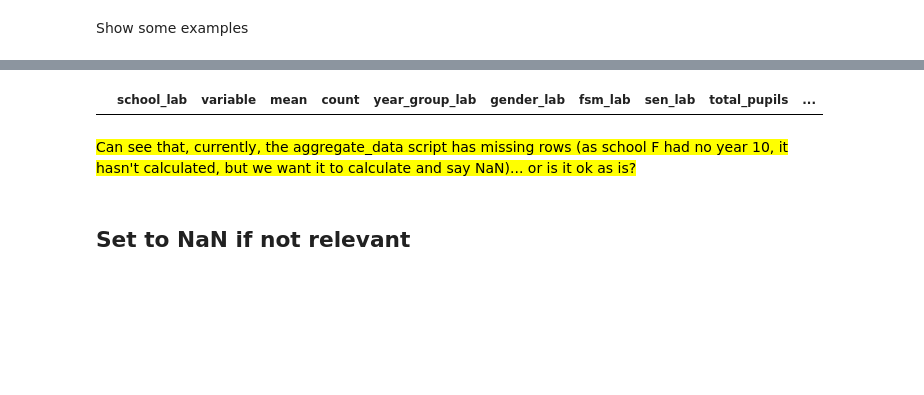
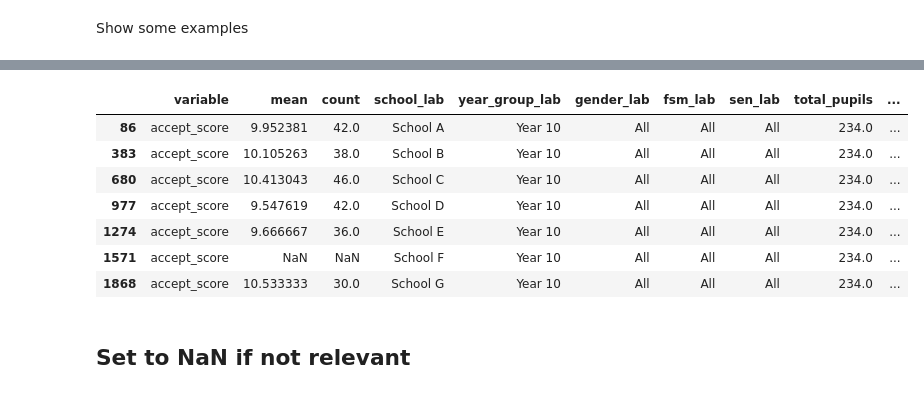
Before and after one commit to kailo-beewell/synthetic_standard_school_dashboards, a Jupyter notebook: create_and_process_data/3_rag_ratings.ipynb, the cells around one changed output, grey strips where cells are left out. Drawn from its saved outputs; the diff is of its cells as text; code cells hidden in the pictures; blank space fills up the shorter version.

Commit message:
Modified processes for score aggregation, so that it includes results for every possible group (even if none of that group are present)

```diff
--- a/create_and_process_data/3_rag_ratings.ipynb
+++ b/create_and_process_data/3_rag_ratings.ipynb
@@ -161,15 +168,20 @@ test
 # %%
 test = rag[
     (rag['variable'] == 'accept_score') &
-    (rag['year_group_lab'] == '10.0') &
+    (rag['year_group_lab'] == 'Year 10') &
     (rag['gender_lab'] == 'All') &
     (rag['fsm_lab'] == 'All') &
     (rag['sen_lab'] == 'All')]
 test
 # %% [output]
-|  | school_lab | variable | mean | count | year_group_lab | gender_lab | fsm_lab | sen_lab | total_pupils | ... |
+|  | variable | mean | count | school_lab | year_group_lab | gender_lab | fsm_lab | sen_lab | total_pupils | ... |
+| 86 | accept_score | 9.952381 | 42.0 | School A | Year 10 | All | All | All | 234.0 | ... |
+| 383 | accept_score | 10.105263 | 38.0 | School B | Year 10 | All | All | All | 234.0 | ... |
+| 680 | accept_score | 10.413043 | 46.0 | School C | Year 10 | All | All | All | 234.0 | ... |
+| 977 | accept_score | 9.547619 | 42.0 | School D | Year 10 | All | All | All | 234.0 | ... |
+| 1274 | accept_score | 9.666667 | 36.0 | School E | Year 10 | All | All | All | 234.0 | ... |
+| 1571 | accept_score | NaN | NaN | School F | Year 10 | All | All | All | 234.0 | ... |
+| 1868 | accept_score | 10.533333 | 30.0 | School G | Year 10 | All | All | All | 234.0 | ... |
-# %% [markdown]
-<mark>Can see that, currently, the aggregate_data script has missing rows (as school F had no year 10, it hasn't calculated, but we want it to calculate and say NaN)... or is it ok as is?</mark>
 # %% [markdown]
 ## Set to NaN if not relevant
 # %%
```
Also changed, not shown: parts of 8 cells of this notebook, 3 other files.
